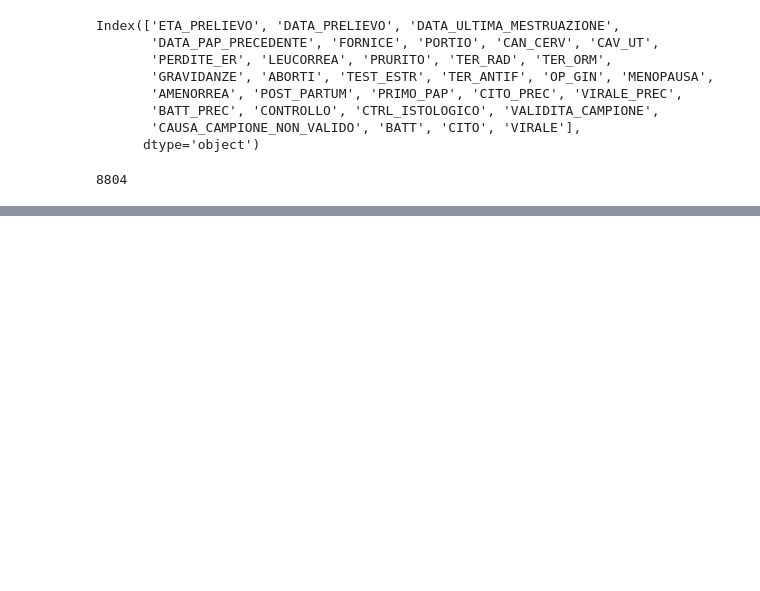
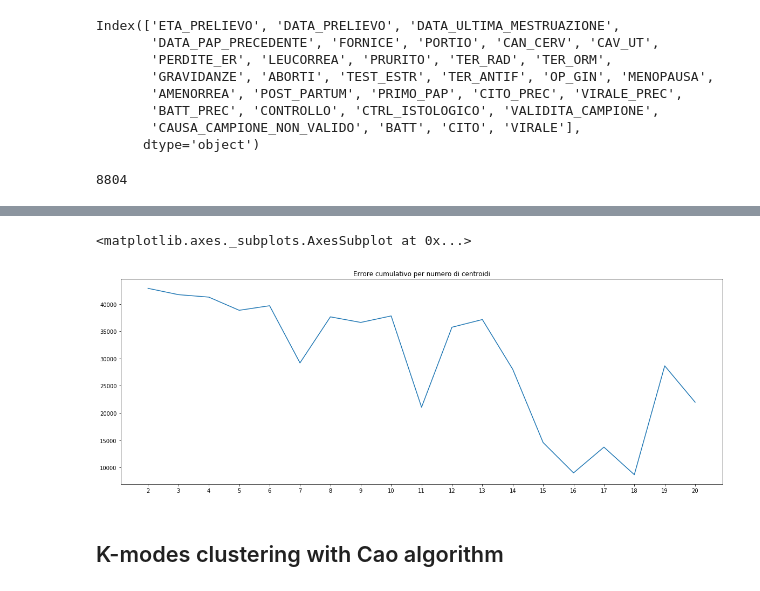
Before and after one commit to Nimerya/Cytological-Reports-Analysis, a Jupyter notebook: clustering_kmodes.ipynb, the cells around one changed output, grey strips where cells are left out. Cells and saved outputs as stored; diff of their text form; code cells hidden in the pictures; blank space fills up the shorter version.

Commit message:
updated clustering

```diff
--- a/clustering_kmodes.ipynb
+++ b/clustering_kmodes.ipynb
@@ -97,0 +129,9 @@ costs_df.plot(kind='line', title = 'Costo per numero di centroidi',
+# %%
+cum_errs_df = pd.DataFrame.from_dict(cum_errs, orient='index')
+cum_errs_df.plot(kind='line', title = 'Errore cumulativo per numero di centroidi',
+                 figsize=(20,7), xticks=np.arange(2,size+1), legend=False)
+# %% [output]
+<matplotlib.axes._subplots.AxesSubplot at 0x...>
+[figure, added]
+# %% [markdown]
+## K-modes clustering with Cao algorithm
```
Also changed, not shown: parts of 11 cells of this notebook.
